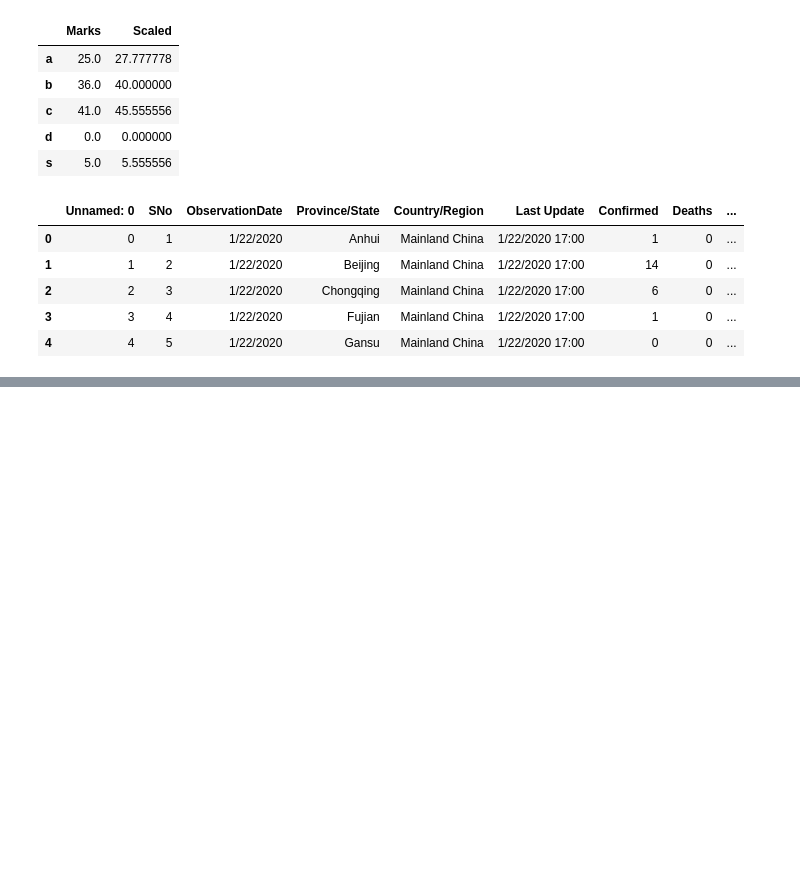
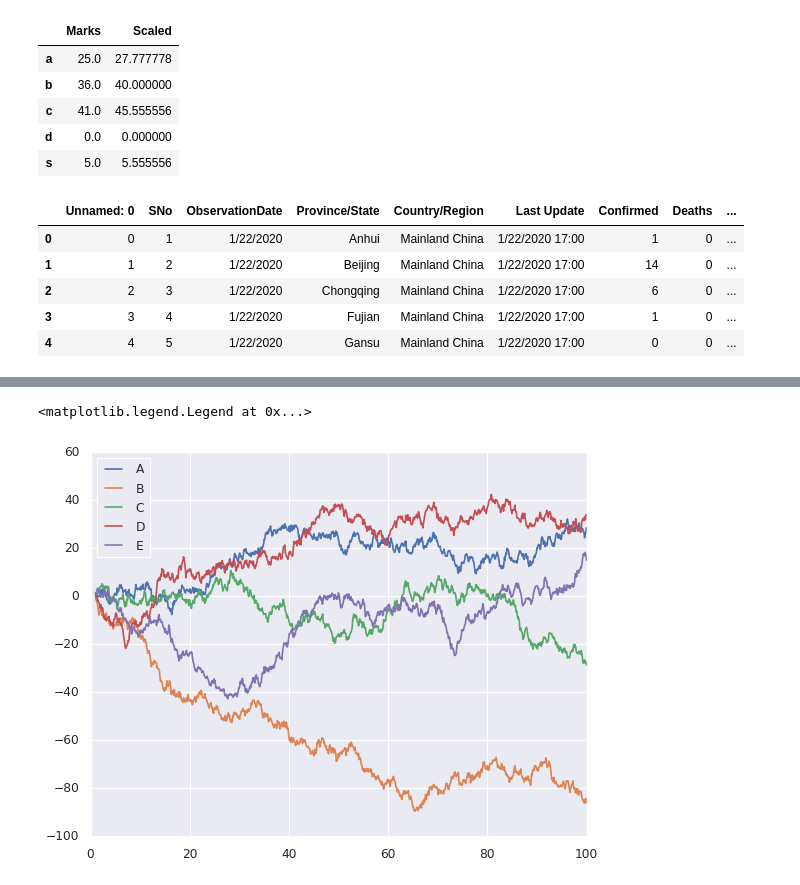
Before and after one commit to KARTIKEYgarg1/udemy-data-science-and-ml, a Jupyter notebook: Practice.ipynb, the cells around one changed output, grey strips where cells are left out. Saved outputs shown, nothing was run; the diff lists cells and outputs as text; code cells hidden in the pictures; blank space fills up the shorter version.

```diff
--- a/Practice.ipynb
+++ b/Practice.ipynb
@@ -194,0 +207,11 @@ x.head()
+# %%
+import seaborn as sns
+x=np.linspace(1,100,1000)
+y=np.cumsum(np.random.randn(1000,5),0)
+# plt.style.use('classic')
+sns.set()
+plt.plot(x,y)
+plt.legend('ABCDE',loc="upper left")
+# %% [output]
+<matplotlib.legend.Legend at 0x...>
+[figure, added]
```
Also changed, not shown: parts of 1 cell of this notebook.
